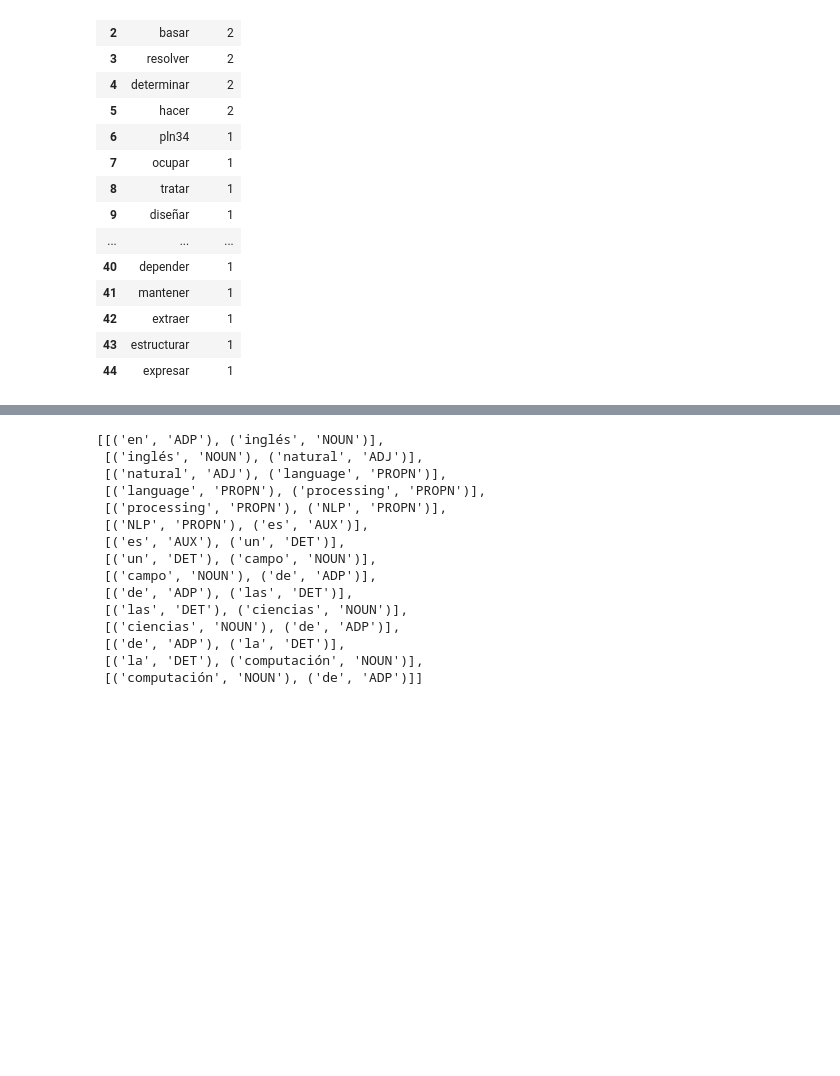
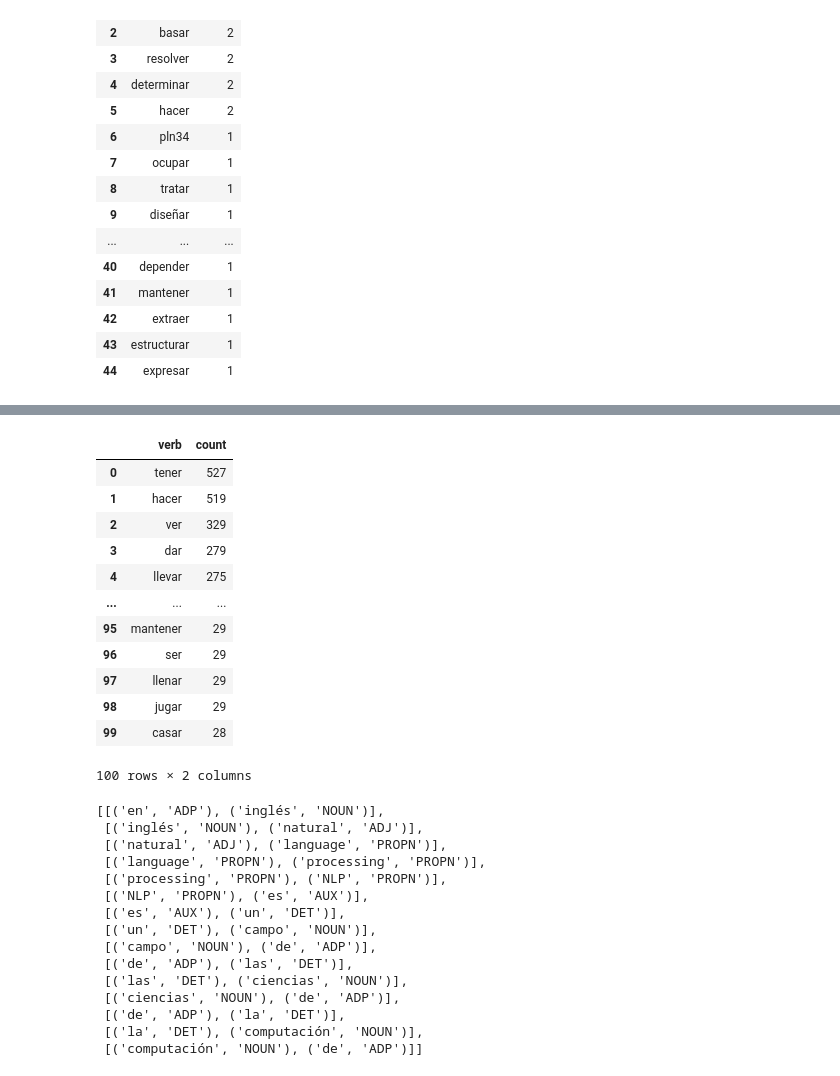
Before and after one commit to jofsanchezci/PLN_A, a Jupyter notebook: PLN_A_2.ipynb, the cells around one changed output, grey strips where cells are left out. Saved outputs shown, nothing was run; the diff lists cells and outputs as text; code cells hidden in the pictures; blank space fills up the shorter version.

```diff
--- a/PLN_A_2.ipynb
+++ b/PLN_A_2.ipynb
@@ -628,3 +765,28 @@ df[:100]
+# %%
+#Se crea una lista con los verbos
+verbs_ = []
+for token in document_:
+    if token.pos_ == 'VERB':
+        verbs_.append(token.lemma_)
+
+verbs__tally = Counter(verbs_)
+
+df_v = pd.DataFrame(verbs__tally.most_common(), columns=['verb', 'count'])
+df_v[:100]
+# %% [output]
+|  | verb | count |
+| 0 | tener | 527 |
+| 1 | hacer | 519 |
+| 2 | ver | 329 |
+| 3 | dar | 279 |
+| 4 | llevar | 275 |
+| ... | ... | ... |
+| 95 | mantener | 29 |
+| 96 | ser | 29 |
+| 97 | llenar | 29 |
+| 98 | jugar | 29 |
+| 99 | casar | 28 |
+100 rows × 2 columns
 # %%
 import re
 from IPython.display import Markdown, display
```
Also changed, not shown: parts of 36 cells of this notebook, 3 other files.
